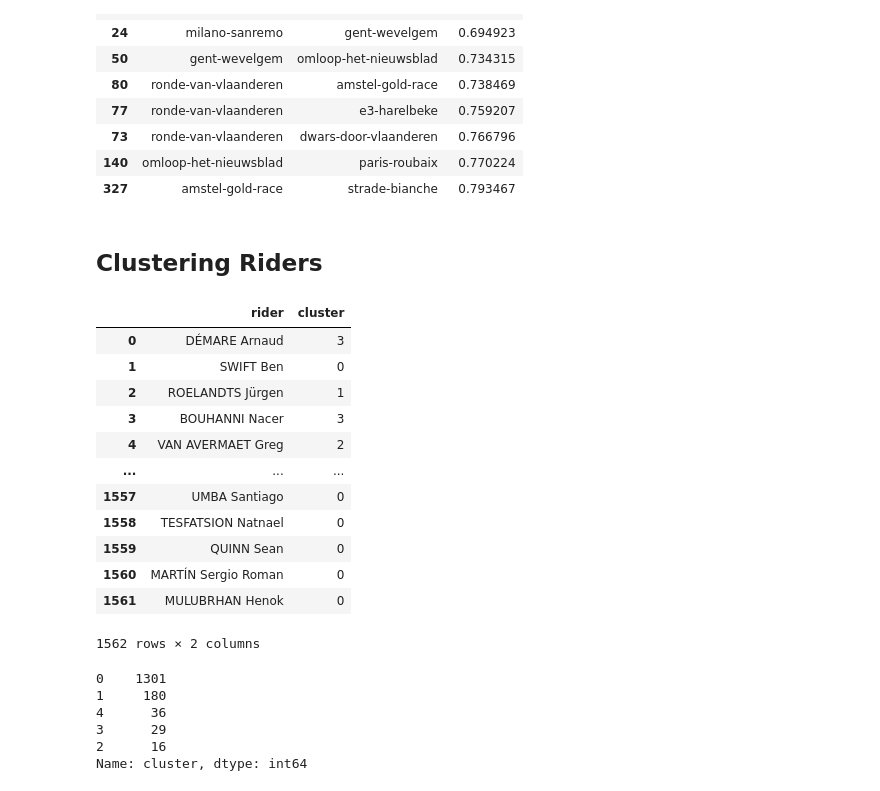
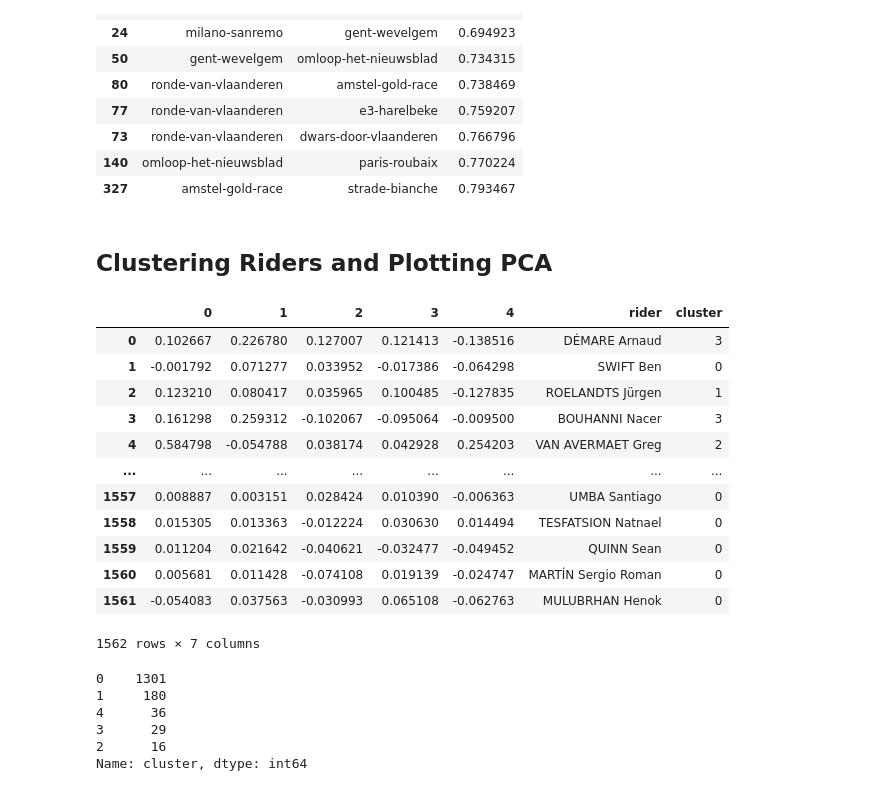
Before and after one commit to baronet2/Bike2Vec, a Jupyter notebook: notebooks/pcs_worldtour_01_analysis.ipynb, the cells around one changed output. Cells and saved outputs as stored; diff of their text form; code cells hidden in the pictures.

```diff
--- a/notebooks/pcs_worldtour_01_analysis.ipynb
+++ b/notebooks/pcs_worldtour_01_analysis.ipynb
@@ -35,7 +35,7 @@ results
 | 20157 | henok-mulubrhan | bardiani-csf-faizane-2022 | NaN | DNF | 22 | NaN | 0 | 0.0 | race/il-lombardia/2022 | 0.000000 | ... |
 20158 rows × 16 columns
 # %%
-model = keras.models.load_model('wt_oneday_direct_embeddings')
+model = keras.models.load_model('../models/pcs_worldtour_oneday_direct_embeddings')
 results['pred'] = model.predict([results.rider_name, results.race_name]).round(4)
 results.sort_values('pred', ascending = False).head(15)[['rider_name', 'race_name', 'year', 'rank', 'points', 'pred']]
 # %% [output]
@@ -173,24 +173,34 @@ race_similarities.sort_values('similarity', ascending = True).head(10)
 | 140 | omloop-het-nieuwsblad | paris-roubaix | 0.770224 |
 | 327 | amstel-gold-race | strade-bianche | 0.793467 |
 # %% [markdown]
-## Clustering Riders
+## Clustering Riders and Plotting PCA
 # %%
+# Cluster riders
 rider_embeddings = rider_encoder(all_rider_names).numpy()
 kmeans = KMeans(n_clusters = 5, random_state = 0).fit(rider_embeddings)
-rider_clusters = pd.DataFrame({'rider': all_rider_names, 'cluster': kmeans.labels_})
-rider_clusters
+
+# Perform PCA on embeddings
+from sklearn.decomposition import PCA
+pca = PCA(n_components = 5)
+pca_features = pca.fit_transform(rider_embeddings)
+
+# Combine results
+pca_df = pd.DataFrame(pca_features)
+pca_df['rider'] = all_rider_names
+pca_df['cluster'] = kmeans.labels_
+pca_df
 # %% [output]
-|  | rider | cluster |
-| 0 | DÉMARE Arnaud | 3 |
-| 1 | SWIFT Ben | 0 |
-| 2 | ROELANDTS Jürgen | 1 |
-| 3 | BOUHANNI Nacer | 3 |
-| 4 | VAN AVERMAET Greg | 2 |
-| ... | ... | ... |
-| 1557 | UMBA Santiago | 0 |
-| 1558 | TESFATSION Natnael | 0 |
-| 1559 | QUINN Sean | 0 |
-| 1560 | MARTÍN Sergio Roman | 0 |
-| 1561 | MULUBRHAN Henok | 0 |
+|  | 0 | 1 | 2 | 3 | 4 | rider | cluster |
+| 0 | 0.102667 | 0.226780 | 0.127007 | 0.121413 | -0.138516 | DÉMARE Arnaud | 3 |
+| 1 | -0.001792 | 0.071277 | 0.033952 | -0.017386 | -0.064298 | SWIFT Ben | 0 |
+| 2 | 0.123210 | 0.080417 | 0.035965 | 0.100485 | -0.127835 | ROELANDTS Jürgen | 1 |
+| 3 | 0.161298 | 0.259312 | -0.102067 | -0.095064 | -0.009500 | BOUHANNI Nacer | 3 |
+| 4 | 0.584798 | -0.054788 | 0.038174 | 0.042928 | 0.254203 | VAN AVERMAET Greg | 2 |
+| ... | ... | ... | ... | ... | ... | ... | ... |
+| 1557 | 0.008887 | 0.003151 | 0.028424 | 0.010390 | -0.006363 | UMBA Santiago | 0 |
+| 1558 | 0.015305 | 0.013363 | -0.012224 | 0.030630 | 0.014494 | TESFATSION Natnael | 0 |
+| 1559 | 0.011204 | 0.021642 | -0.040621 | -0.032477 | -0.049452 | QUINN Sean | 0 |
+| 1560 | 0.005681 | 0.011428 | -0.074108 | 0.019139 | -0.024747 | MARTÍN Sergio Roman | 0 |
+| 1561 | -0.054083 | 0.037563 | -0.030993 | 0.065108 | -0.062763 | MULUBRHAN Henok | 0 |
-1562 rows × 2 columns
+1562 rows × 7 columns
 # %%
```
Also changed, not shown: parts of 9 cells of this notebook.
